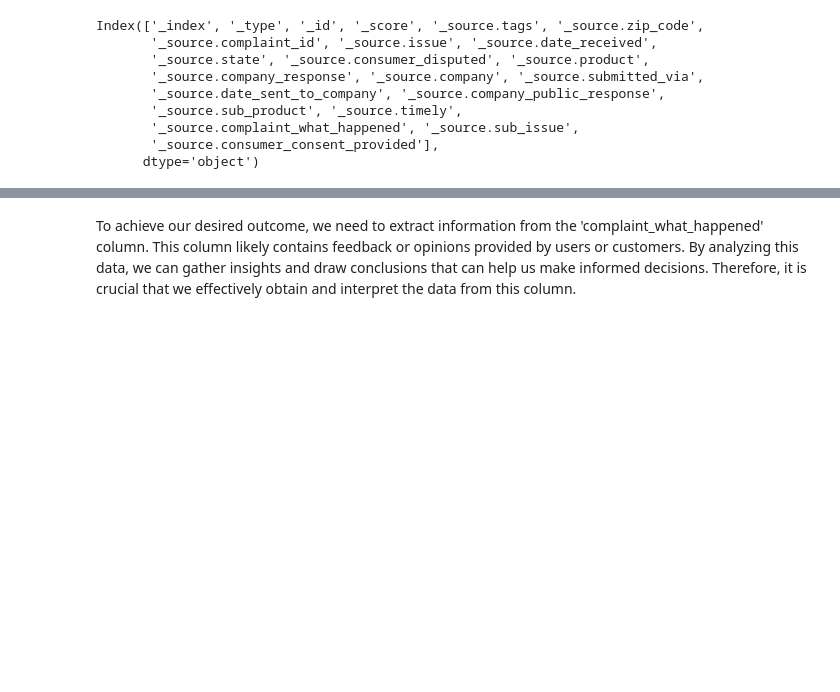
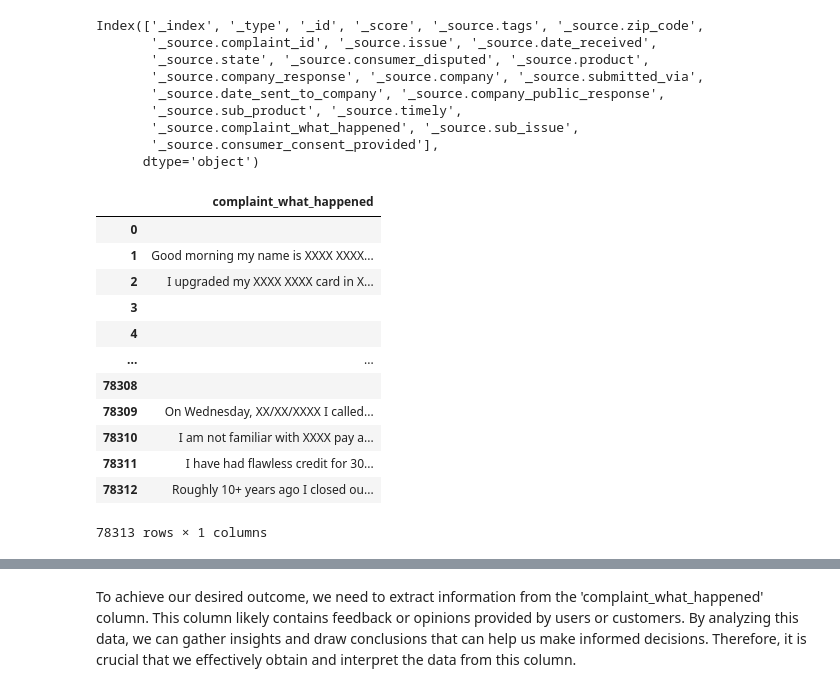
Before and after one commit to pmanish790/Capstone--3-Automated-Customer-Complaint-Classification, a Jupyter notebook: 3. Data Wrangling & EDA/Wrangling_EDA.ipynb, the cells around one changed output, grey strips where cells are left out. Saved outputs shown, nothing was run; the diff lists cells and outputs as text; code cells hidden in the pictures; blank space fills up the shorter version.

```diff
--- a/3. Data Wrangling & EDA/Wrangling_EDA.ipynb
+++ b/3. Data Wrangling & EDA/Wrangling_EDA.ipynb
@@ -47,7 +47,7 @@ import warnings
 warnings.filterwarnings('ignore', category=SyntaxWarning)
 # %%
 # Opening JSON file
-f = open('complaints.json')
+f = open('D:\lalo\capstone-3\Data\complaints.json')
 
 # returns JSON object as a dictionary
 data = json.load(f)
@@ -106,6 +110,22 @@ Index(['_index', '_type', '_id', '_score', '_source.tags', '_source.zip_code',
 new_col = [i.split('.')[-1] for i in col_name]
 # %%
 df.columns = new_col
+# %%
+df[['complaint_what_happened']]
+# %% [output]
+|  | complaint_what_happened |
+| 0 |  |
+| 1 | Good morning my name is XXXX XXXX... |
+| 2 | I upgraded my XXXX XXXX card in X... |
+| 3 |  |
+| 4 |  |
+| ... | ... |
+| 78308 |  |
+| 78309 | On Wednesday, XX/XX/XXXX I called... |
+| 78310 | I am not familiar with XXXX pay a... |
+| 78311 | I have had flawless credit for 30... |
+| 78312 | Roughly 10+ years ago I closed ou... |
+78313 rows × 1 columns
 # %%
 df.head(3)
 # %% [output]
```
Also changed, not shown: parts of 1 cell of this notebook, 2 other files.
